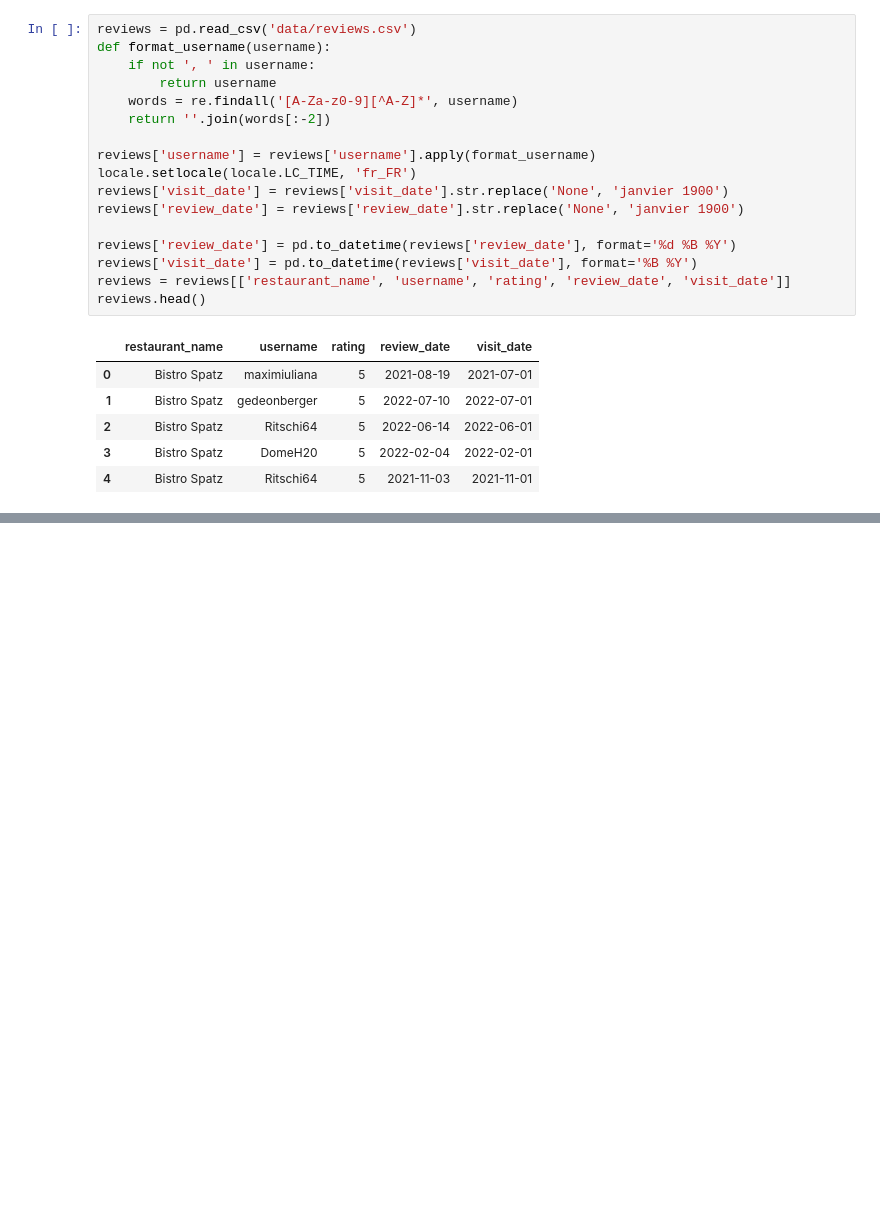
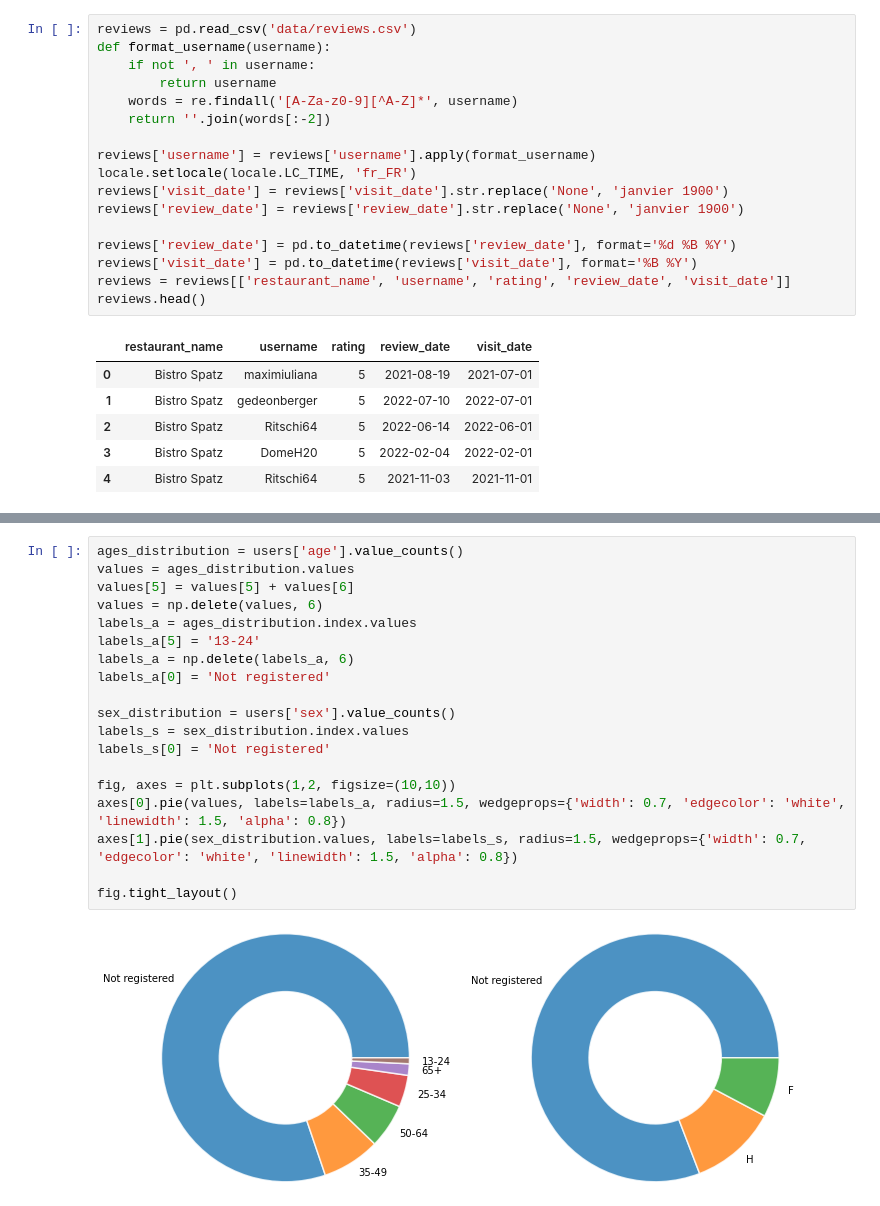
Before and after one commit to areisde/datalcoholics.io, a Jupyter notebook: milestone_1.ipynb, the cells around one changed output, grey strips where cells are left out. Saved outputs shown, nothing was run; the diff lists cells and outputs as text; blank space fills up the shorter version.

```diff
--- a/milestone_1.ipynb
+++ b/milestone_1.ipynb
@@ -147,0 +173,21 @@ reviews.head()
+# %%
+ages_distribution = users['age'].value_counts()
+values = ages_distribution.values
+values[5] = values[5] + values[6]
+values = np.delete(values, 6)
+labels_a = ages_distribution.index.values
+labels_a[5] = '13-24'
+labels_a = np.delete(labels_a, 6)
+labels_a[0] = 'Not registered'
+
+sex_distribution = users['sex'].value_counts()
+labels_s = sex_distribution.index.values
+labels_s[0] = 'Not registered'
+
+fig, axes = plt.subplots(1,2, figsize=(10,10))
+axes[0].pie(values, labels=labels_a, radius=1.5, wedgeprops={'width': 0.7, 'edgecolor': 'white', 'linewidth': 1.5, 'alpha': 0.8})
+axes[1].pie(sex_distribution.values, labels=labels_s, radius=1.5, wedgeprops={'width': 0.7, 'edgecolor': 'white', 'linewidth': 1.5, 'alpha': 0.8})
+
+fig.tight_layout()
+# %% [output]
+[figure, added]
```
Also changed, not shown: parts of 22 cells of this notebook.
